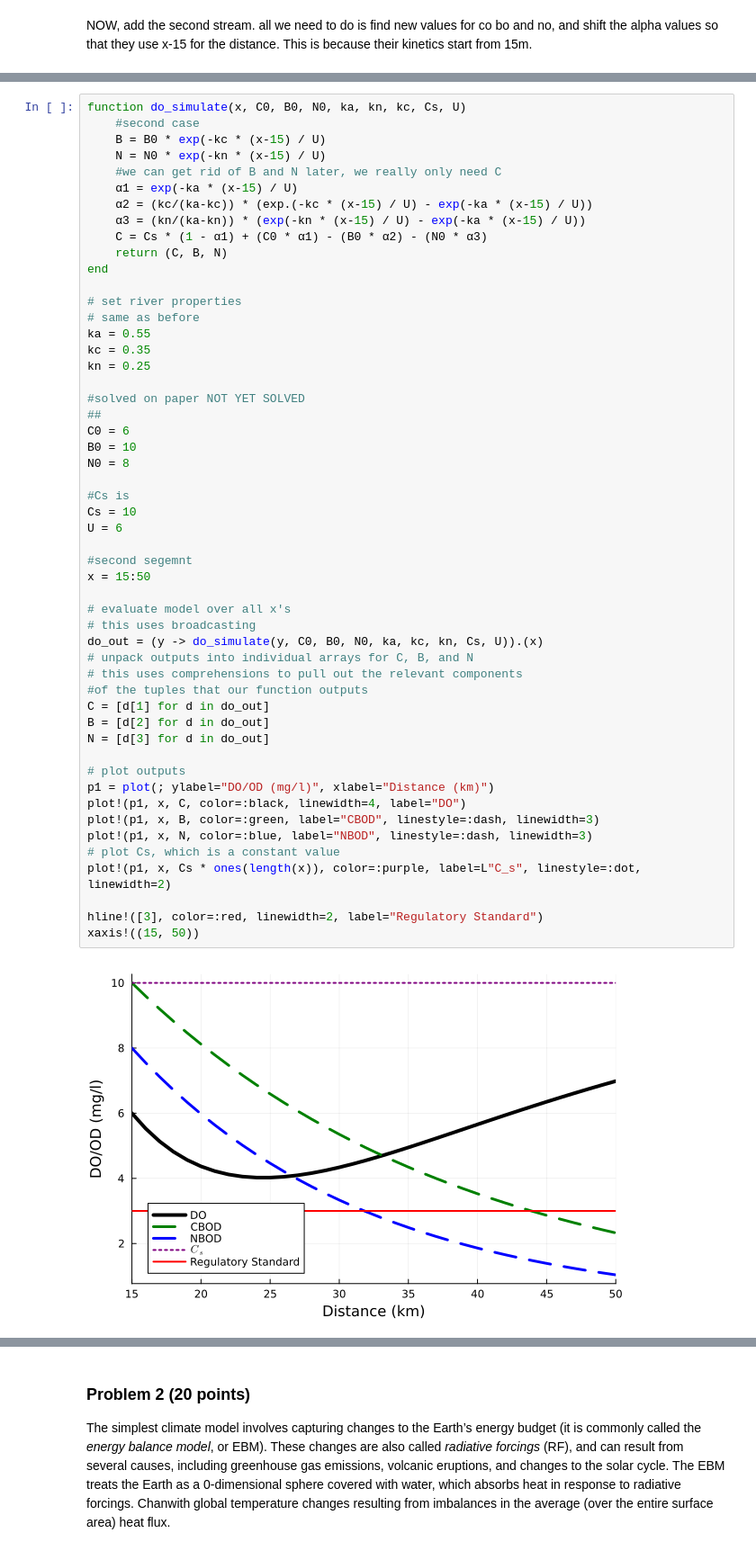
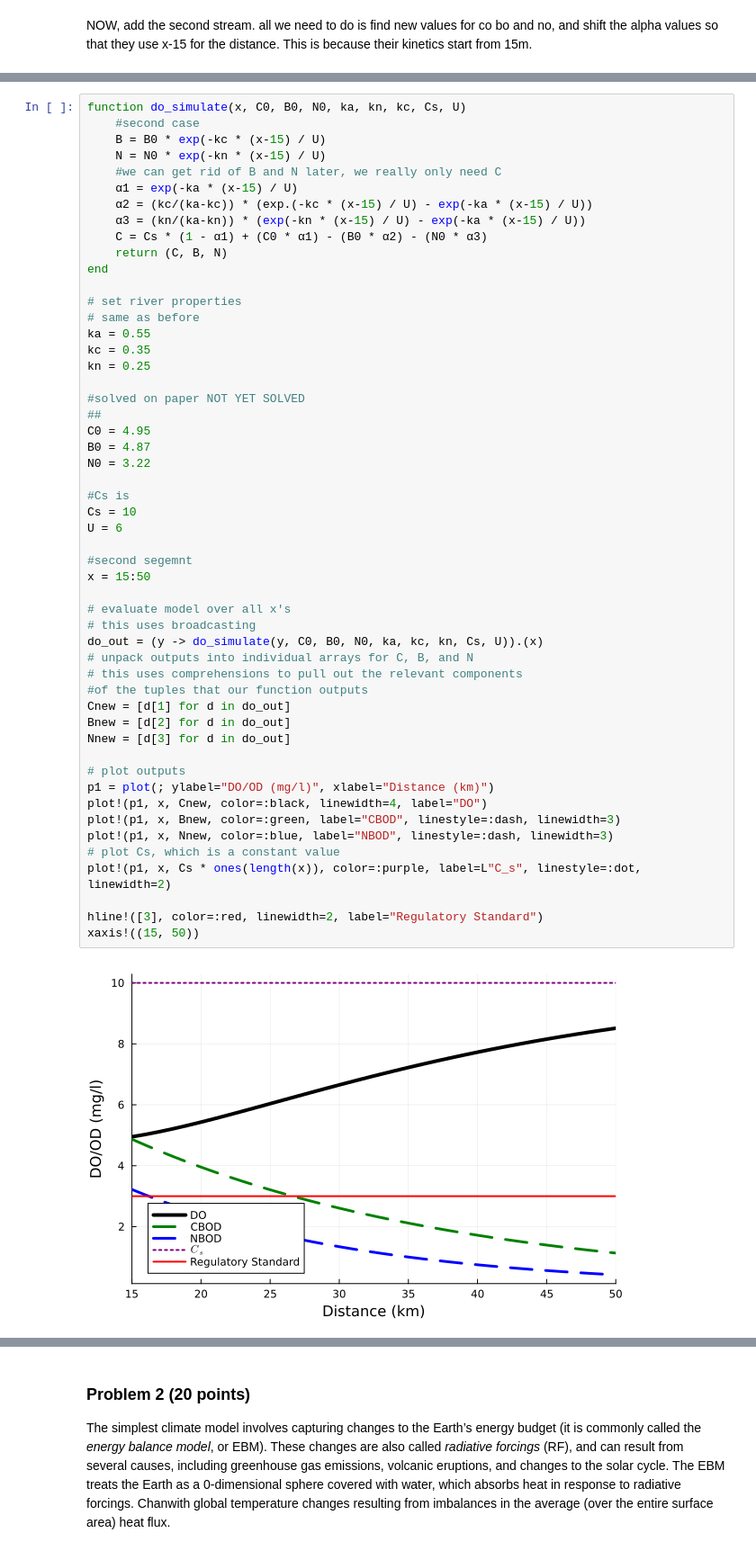
Before and after one commit to BEE4750-FA24/hw3-hutchs-team, a Jupyter notebook: hw03.ipynb, the cells around one changed output, grey strips where cells are left out. Shown at 90% size. Saved outputs shown, nothing was run; the diff lists cells and outputs as text.

```diff
--- a/hw03.ipynb
+++ b/hw03.ipynb
@@ -167,40 +190,40 @@ end
 # same as before
 ka = 0.55
 kc = 0.35
 kn = 0.25
 
 #solved on paper NOT YET SOLVED
 ##
-C0 = 6
-B0 = 10
-N0 = 8
+C0 = 4.95
+B0 = 4.87
+N0 = 3.22
 
 #Cs is
 Cs = 10
 U = 6
 
 #second segemnt
 x = 15:50
 
 # evaluate model over all x's
 # this uses broadcasting
 do_out = (y -> do_simulate(y, C0, B0, N0, ka, kc, kn, Cs, U)).(x)
 # unpack outputs into individual arrays for C, B, and N
 # this uses comprehensions to pull out the relevant components
 #of the tuples that our function outputs
-C = [d[1] for d in do_out]
-B = [d[2] for d in do_out]
-N = [d[3] for d in do_out]
+Cnew = [d[1] for d in do_out]
+Bnew = [d[2] for d in do_out]
+Nnew = [d[3] for d in do_out]
 
 # plot outputs
 p1 = plot(; ylabel="DO/OD (mg/l)", xlabel="Distance (km)")
-plot!(p1, x, C, color=:black, linewidth=4, label="DO")
-plot!(p1, x, B, color=:green, label="CBOD", linestyle=:dash, linewidth=3)
-plot!(p1, x, N, color=:blue, label="NBOD", linestyle=:dash, linewidth=3)
+plot!(p1, x, Cnew, color=:black, linewidth=4, label="DO")
+plot!(p1, x, Bnew, color=:green, label="CBOD", linestyle=:dash, linewidth=3)
+plot!(p1, x, Nnew, color=:blue, label="NBOD", linestyle=:dash, linewidth=3)
 # plot Cs, which is a constant value
 plot!(p1, x, Cs * ones(length(x)), color=:purple, label=L"C_s", linestyle=:dot, linewidth=2)
 
 hline!([3], color=:red, linewidth=2, label="Regulatory Standard")
 xaxis!((15, 50))
 # %% [output]
-[figure, old version]
+[figure, new version]
```
Also changed, not shown: parts of 9 cells of this notebook.
